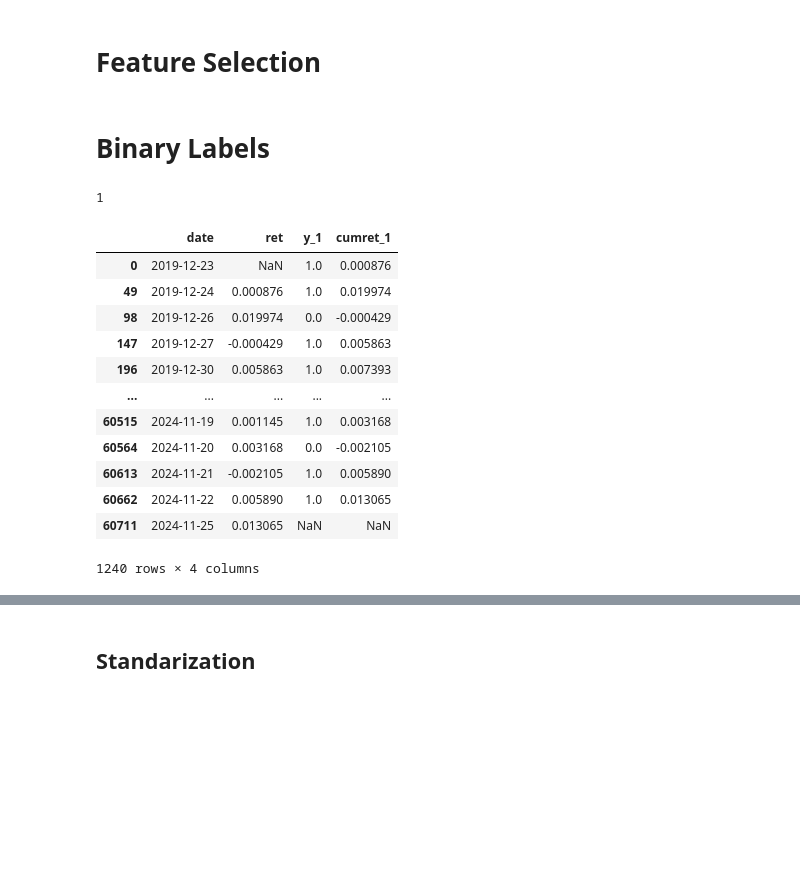
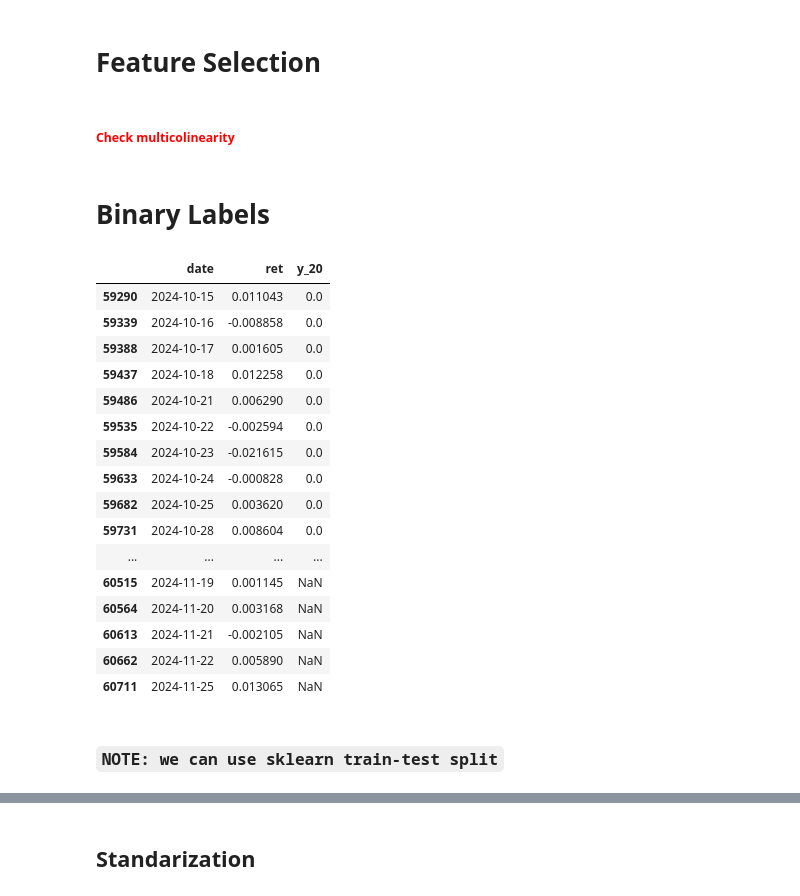
Before and after one commit to RipaltaOriol/ML-Stock-Predictor, a Jupyter notebook: logistic_regression.ipynb, the cells around one changed output, grey strips where cells are left out. Saved outputs shown, nothing was run; the diff lists cells and outputs as text; code cells hidden in the pictures; blank space fills up the shorter version.

```diff
--- a/logistic_regression.ipynb
+++ b/logistic_regression.ipynb
@@ -102,5 +109,7 @@ list(df.columns)
 # %% [markdown]
 # Feature Selection
+# %% [markdown]
+<h5 style="color:red">Check multicolinearity</h5>
 # %%
 raw = ['ret', 'volume']
 
@@ -116,22 +125,27 @@ fund_eng = fund + eng
 # %%
 horizon = 20
 
-clean = hf.create_binary_labels(df, horizon)
-print(horizon)
-clean[clean["ticker"] == "AAPL"][['date', 'ret', f'y_{horizon}', f'cumret_{horizon}']]
+df = hf.create_binary_labels(df, horizon)
+
+df[df["ticker"] == "AAPL"].tail(30)[['date', 'ret', f'y_{horizon}']]
 # %% [output]
-1
-|  | date | ret | y_1 | cumret_1 |
-| 0 | 2019-12-23 | NaN | 1.0 | 0.000876 |
-| 49 | 2019-12-24 | 0.000876 | 1.0 | 0.019974 |
-| 98 | 2019-12-26 | 0.019974 | 0.0 | -0.000429 |
-| 147 | 2019-12-27 | -0.000429 | 1.0 | 0.005863 |
-| 196 | 2019-12-30 | 0.005863 | 1.0 | 0.007393 |
-| ... | ... | ... | ... | ... |
-| 60515 | 2024-11-19 | 0.001145 | 1.0 | 0.003168 |
-| 60564 | 2024-11-20 | 0.003168 | 0.0 | -0.002105 |
-| 60613 | 2024-11-21 | -0.002105 | 1.0 | 0.005890 |
-| 60662 | 2024-11-22 | 0.005890 | 1.0 | 0.013065 |
-| 60711 | 2024-11-25 | 0.013065 | NaN | NaN |
+|  | date | ret | y_20 |
+| 59290 | 2024-10-15 | 0.011043 | 0.0 |
+| 59339 | 2024-10-16 | -0.008858 | 0.0 |
+| 59388 | 2024-10-17 | 0.001605 | 0.0 |
+| 59437 | 2024-10-18 | 0.012258 | 0.0 |
+| 59486 | 2024-10-21 | 0.006290 | 0.0 |
+| 59535 | 2024-10-22 | -0.002594 | 0.0 |
+| 59584 | 2024-10-23 | -0.021615 | 0.0 |
+| 59633 | 2024-10-24 | -0.000828 | 0.0 |
+| 59682 | 2024-10-25 | 0.003620 | 0.0 |
+| 59731 | 2024-10-28 | 0.008604 | 0.0 |
+| ... | ... | ... | ... |
+| 60515 | 2024-11-19 | 0.001145 | NaN |
+| 60564 | 2024-11-20 | 0.003168 | NaN |
+| 60613 | 2024-11-21 | -0.002105 | NaN |
+| 60662 | 2024-11-22 | 0.005890 | NaN |
+| 60711 | 2024-11-25 | 0.013065 | NaN |
-1240 rows × 4 columns
+# %% [markdown]
+### `NOTE: we can use sklearn train-test split`
 # %%
```
Also changed, not shown: parts of 12 cells of this notebook.
